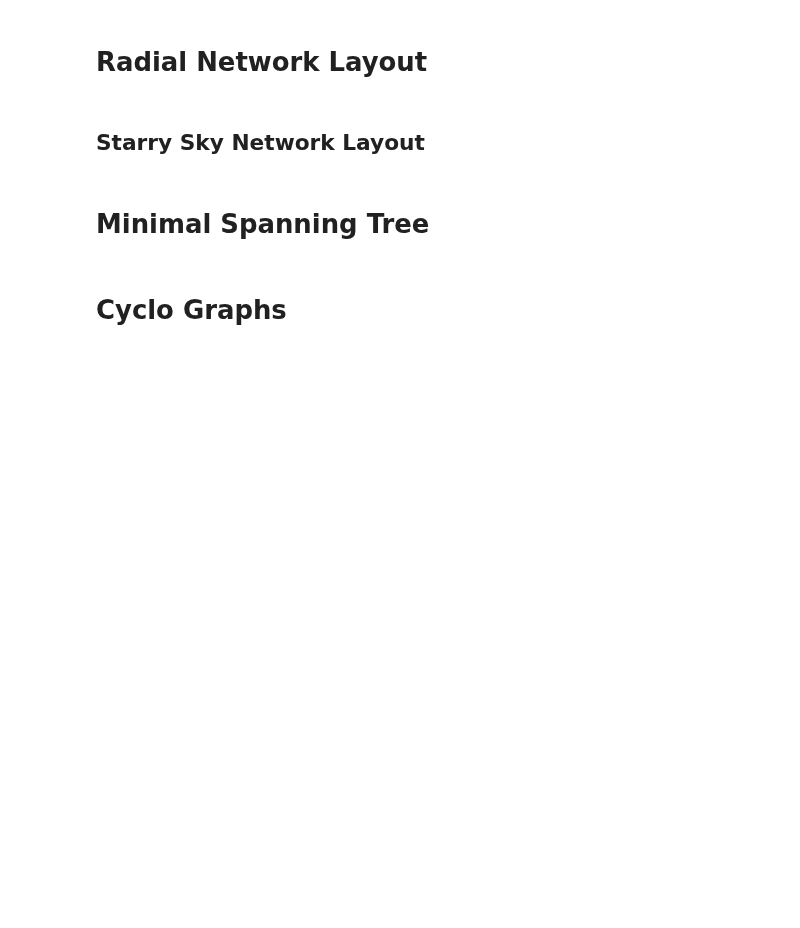
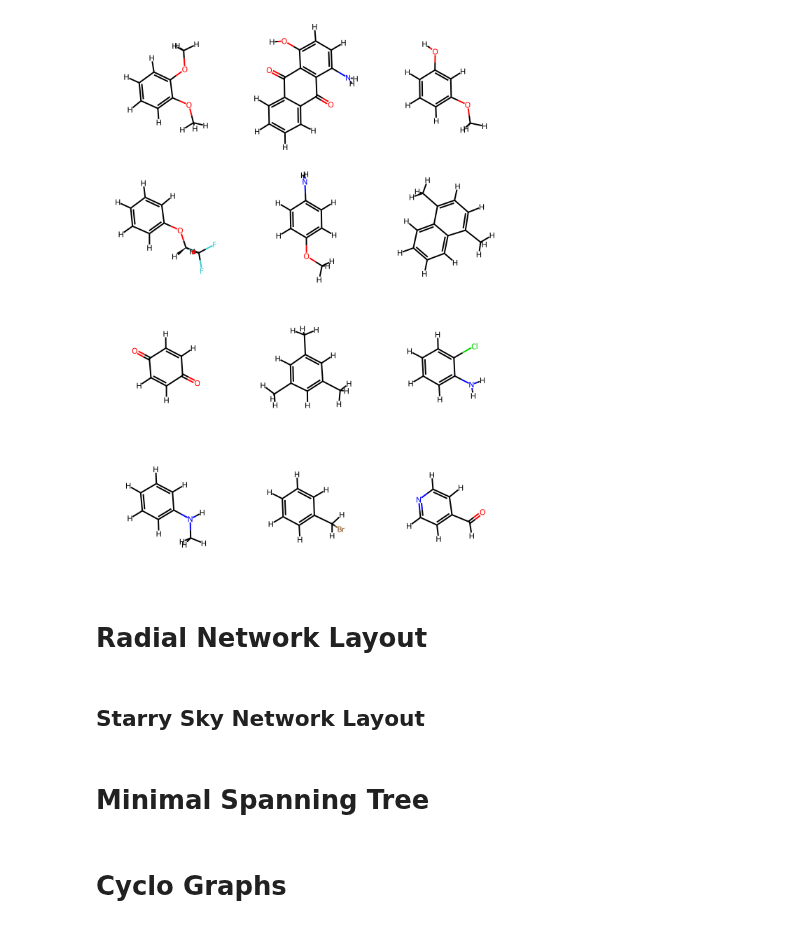
Before and after one commit to OpenFreeEnergy/konnektor, a Jupyter notebook: dev/test_network_planners.ipynb, the cells around one changed output. Cells and saved outputs as stored; diff of their text form; code cells hidden in the pictures; blank space fills up the shorter version.

```diff
--- a/dev/test_network_planners.ipynb
+++ b/dev/test_network_planners.ipynb
@@ -1,15 +1,17 @@
 # %%
 import numpy as np
 from rdkit import Chem
-from openfe_benchmarks import hif2a
+from openfe_benchmarks import benzenes
 from kartograf import KartografAtomMapper
 from konnektor.visualization import draw_ligand_network
 from openfe.setup.atom_mapping.lomap_scorers import default_lomap_score
 
-system= hif2a.get_system()
+system= benzenes.get_system()
 compounds = system.ligand_components
 compounds = list(filter(lambda x: not x.name in ["lig_2", "lig_3", "lig_4", "lig_7"], compounds))
 Chem.Draw.MolsToGridImage ([c.to_rdkit() for c in compounds], )
+# %% [output]
+[figure, added]
 # %%
 from kartograf.atom_mapper import KartografAtomMapper
 
```
Also changed, not shown: parts of 8 cells of this notebook, 23 other files.
